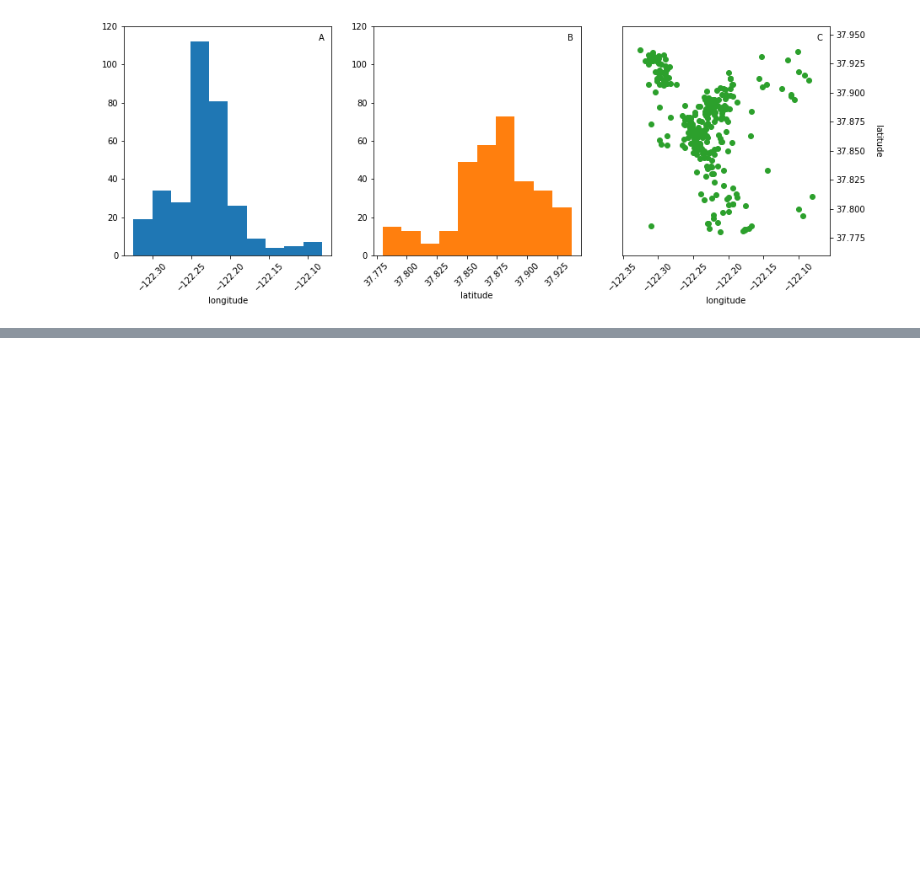
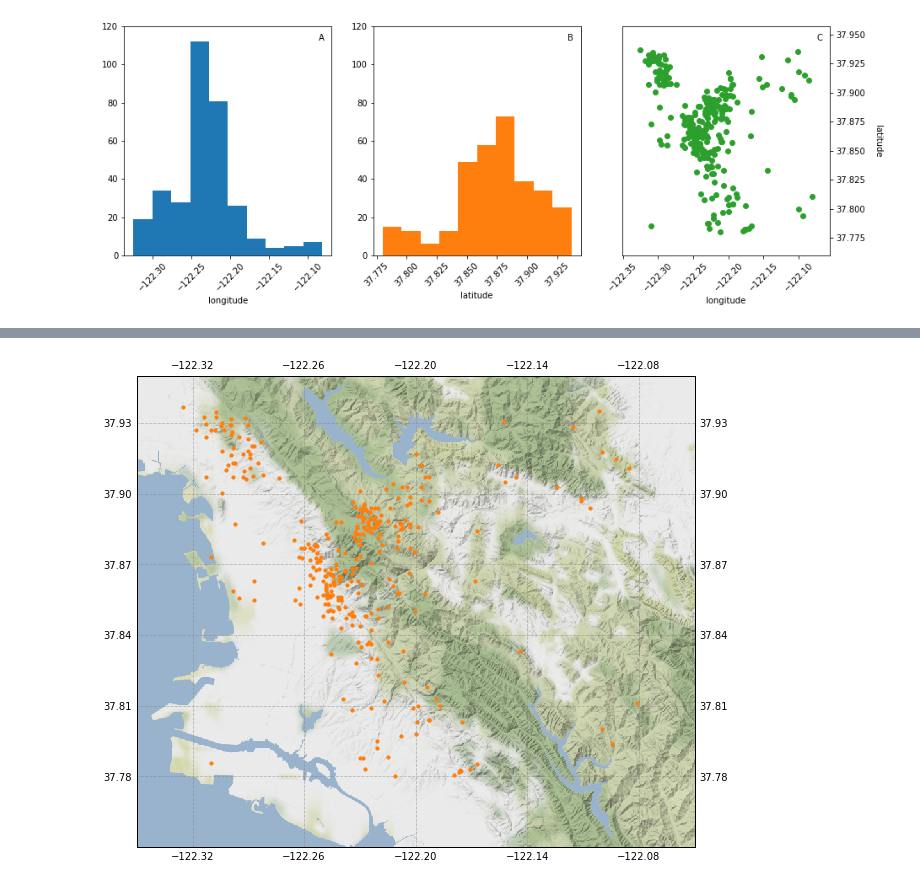
Before and after one commit to yuempark/EPS-research-workflows-jupyter, a Jupyter notebook: Berkeley-Hills-earthquakes.ipynb, the cells around one changed output, grey strips where cells are left out. Drawn from its saved outputs; the diff is of its cells as text; code cells hidden in the pictures; blank space fills up the shorter version.

```diff
--- a/Berkeley-Hills-earthquakes.ipynb
+++ b/Berkeley-Hills-earthquakes.ipynb
@@ -290,0 +320,26 @@ Isn't that a map?
+# %%
+# set up the figure handle
+fig = plt.figure(figsize=(10,10))
+
+# get the stock image
+terrain = img_tiles.Stamen('terrain-background')
+
+# add an axis to the figure, using the projection of the stock image
+ax = plt.subplot(1,1,1, projection=terrain.crs)
+
+# draw the stock image, at level 12 resolution
+ax.add_image(terrain, 12)
+
+# plot the earthquakes
+ax.scatter(EQ['longitude'], EQ['latitude'], c='C1', s=10, transform=ccrs.Geodetic(), zorder=100)
+
+# zoom to the area of interest
+ax.set_extent([-122.35, -122.05, 37.750, 37.950], crs=ccrs.Geodetic())
+
+# draw grid lines
+ax.gridlines(crs=ccrs.PlateCarree(), draw_labels=True,
+             color='gray', alpha=0.5, linestyle='--')
+
+plt.show()
+# %% [output]
+[figure, added]
```
Also changed, not shown: parts of 21 cells of this notebook.
